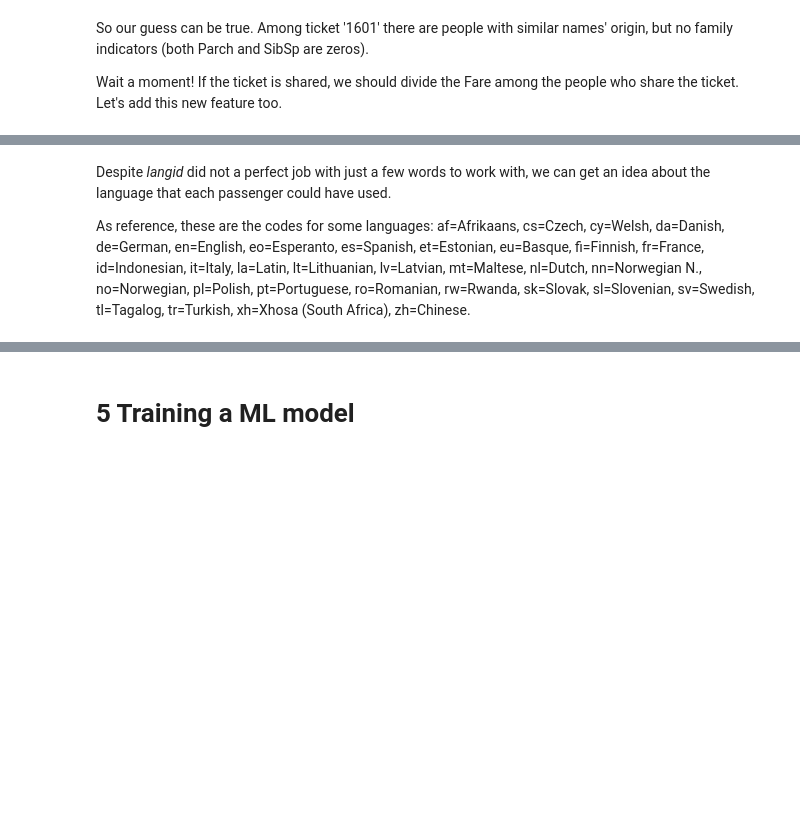
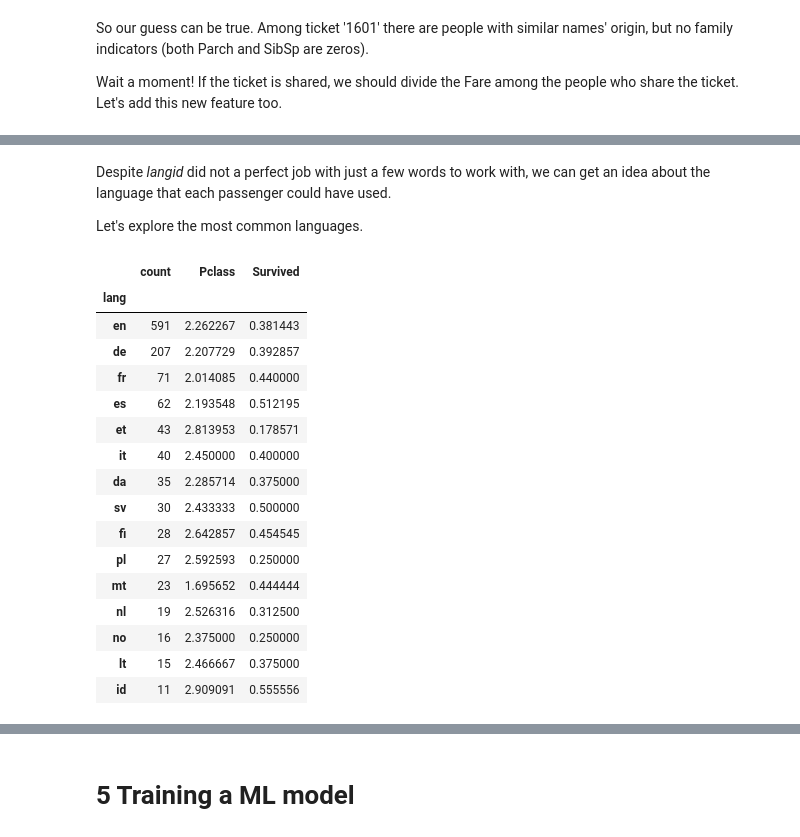
Before and after one commit to liopic/kaggle-notebooks, a Jupyter notebook: titanic/feature_engineering.ipynb, the cells around one changed output, grey strips where cells are left out. Cells and saved outputs as stored; diff of their text form; code cells hidden in the pictures; blank space fills up the shorter version.

```diff
--- a/titanic/feature_engineering.ipynb
+++ b/titanic/feature_engineering.ipynb
@@ -539,4 +529,27 @@ df[['Name','lang']].sample(10)
-# %% [markdown]
-Despite _langid_ did not a perfect job with just a few words to work with, we can get an idea about the language that each passenger could have used.
-
-As reference, these are the codes for some languages: af=Afrikaans, cs=Czech, cy=Welsh, da=Danish, de=German, en=English, eo=Esperanto, es=Spanish, et=Estonian, eu=Basque, fi=Finnish, fr=France, id=Indonesian, it=Italy, la=Latin, lt=Lithuanian, lv=Latvian, mt=Maltese, nl=Dutch, nn=Norwegian N., no=Norwegian, pl=Polish, pt=Portuguese, ro=Romanian, rw=Rwanda, sk=Slovak, sl=Slovenian, sv=Swedish, tl=Tagalog, tr=Turkish, xh=Xhosa (South Africa), zh=Chinese.
+# %% [markdown]
+Despite _langid_ did not a perfect job with just a few words to work with, we can get an idea about the language that each passenger could have used.
+
+Let's explore the most common languages.
+# %%
+lang_count = df[['lang','Name']].groupby('lang').count().rename(columns={'Name':'count'})
+lang_class = df[['lang','Pclass']].groupby('lang').mean()
+lang_survived = df[['lang','Survived']].groupby('lang').mean()
+pd.concat([lang_count, lang_class, lang_survived], axis=1).sort_values(by='count', ascending=False).head(15)
+# %% [output]
+|  | count | Pclass | Survived |
+| lang |  |  |  |
+| en | 591 | 2.262267 | 0.381443 |
+| de | 207 | 2.207729 | 0.392857 |
+| fr | 71 | 2.014085 | 0.440000 |
+| es | 62 | 2.193548 | 0.512195 |
+| et | 43 | 2.813953 | 0.178571 |
+| it | 40 | 2.450000 | 0.400000 |
+| da | 35 | 2.285714 | 0.375000 |
+| sv | 30 | 2.433333 | 0.500000 |
+| fi | 28 | 2.642857 | 0.454545 |
+| pl | 27 | 2.592593 | 0.250000 |
+| mt | 23 | 1.695652 | 0.444444 |
+| nl | 19 | 2.526316 | 0.312500 |
+| no | 16 | 2.375000 | 0.250000 |
+| lt | 15 | 2.466667 | 0.375000 |
+| id | 11 | 2.909091 | 0.555556 |
```
Also changed, not shown: parts of 15 cells of this notebook.
